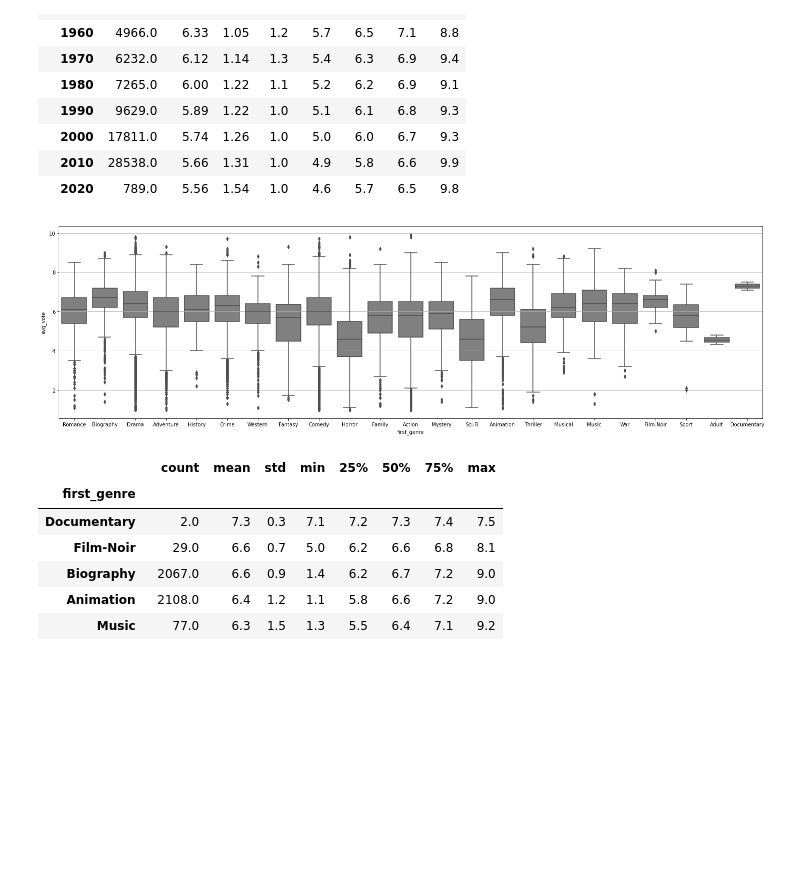
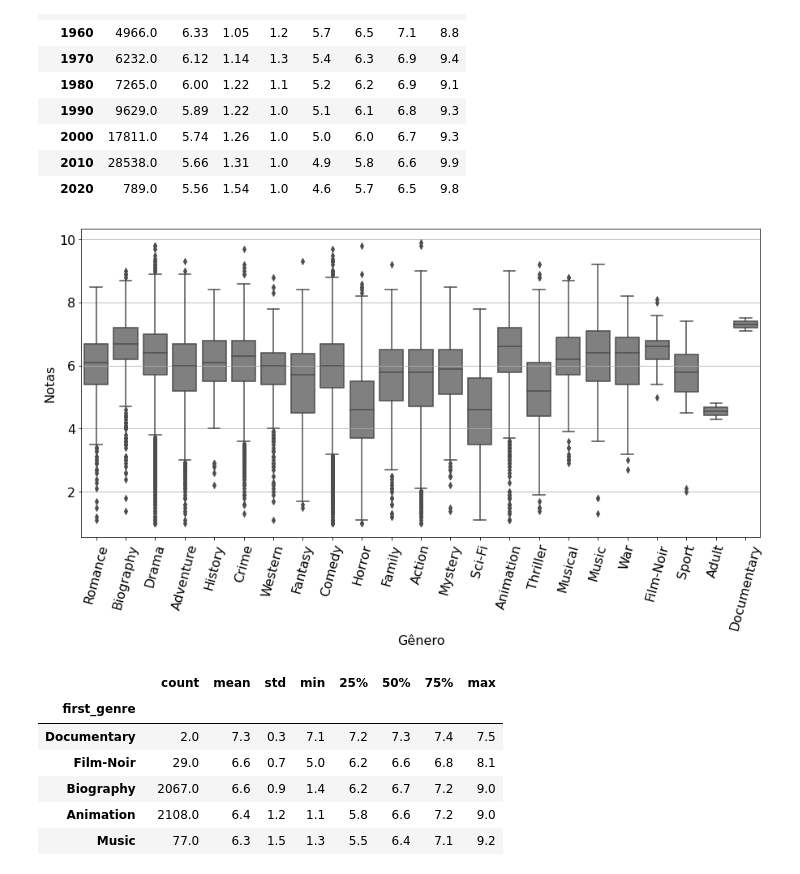
Before and after one commit to taianf/ECD-MATF37-Trabalho, a Jupyter notebook: main.ipynb, the cells around one changed output. Saved outputs shown, nothing was run; the diff lists cells and outputs as text; code cells hidden in the pictures; blank space fills up the shorter version.

```diff
--- a/main.ipynb
+++ b/main.ipynb
@@ -26,6 +28,10 @@ from pyspark.sql import SparkSession
 PROJECT_ROOT_DIR = "."
 IMAGES_PATH = os.path.join(PROJECT_ROOT_DIR, "graficos")
 os.makedirs(IMAGES_PATH, exist_ok=True)
+
+# Fonte do plot
+locale.setlocale(locale.LC_NUMERIC, "pt_br")
+plt.rcParams.update({'font.size': 16})
 # %%
 movies_dataframe = pd.read_csv("IMDb movies.csv", low_memory=False, skipinitialspace=True)
 ratings_dataframe = pd.read_csv("IMDb ratings.csv", skipinitialspace=True)
@@ -194,12 +201,14 @@ imdb_df.groupby(['decade'])['avg_vote'].describe().round(2)
 | 2020 | 789.0 | 5.56 | 1.54 | 1.0 | 4.6 | 5.7 | 6.5 | 9.8 |
 # %%
 # Boxplot - Notas por gênero:
-plt.subplots(figsize=(25, 7))
+fig, ax = plt.subplots(figsize=(15, 7))
 plt.grid()
 sns.boxplot(x="first_genre", y="avg_vote", data=imdb_df, color='gray')
-plt.savefig(os.path.join(IMAGES_PATH, 'notas_genero.png'))
+ax.set(xlabel='Gênero', ylabel='Notas')
+plt.xticks(rotation=75)
+plt.savefig(os.path.join(IMAGES_PATH, 'notas_genero.png'), bbox_inches='tight')
 # %% [output]
-[figure, old version]
+[figure, new version]
 # %%
 # Dados por gênero
 df_genre_vote = imdb_df.groupby(['first_genre'])['avg_vote'].describe().round(1).sort_values(by=['mean'],
```
Also changed, not shown: parts of 17 cells of this notebook.
